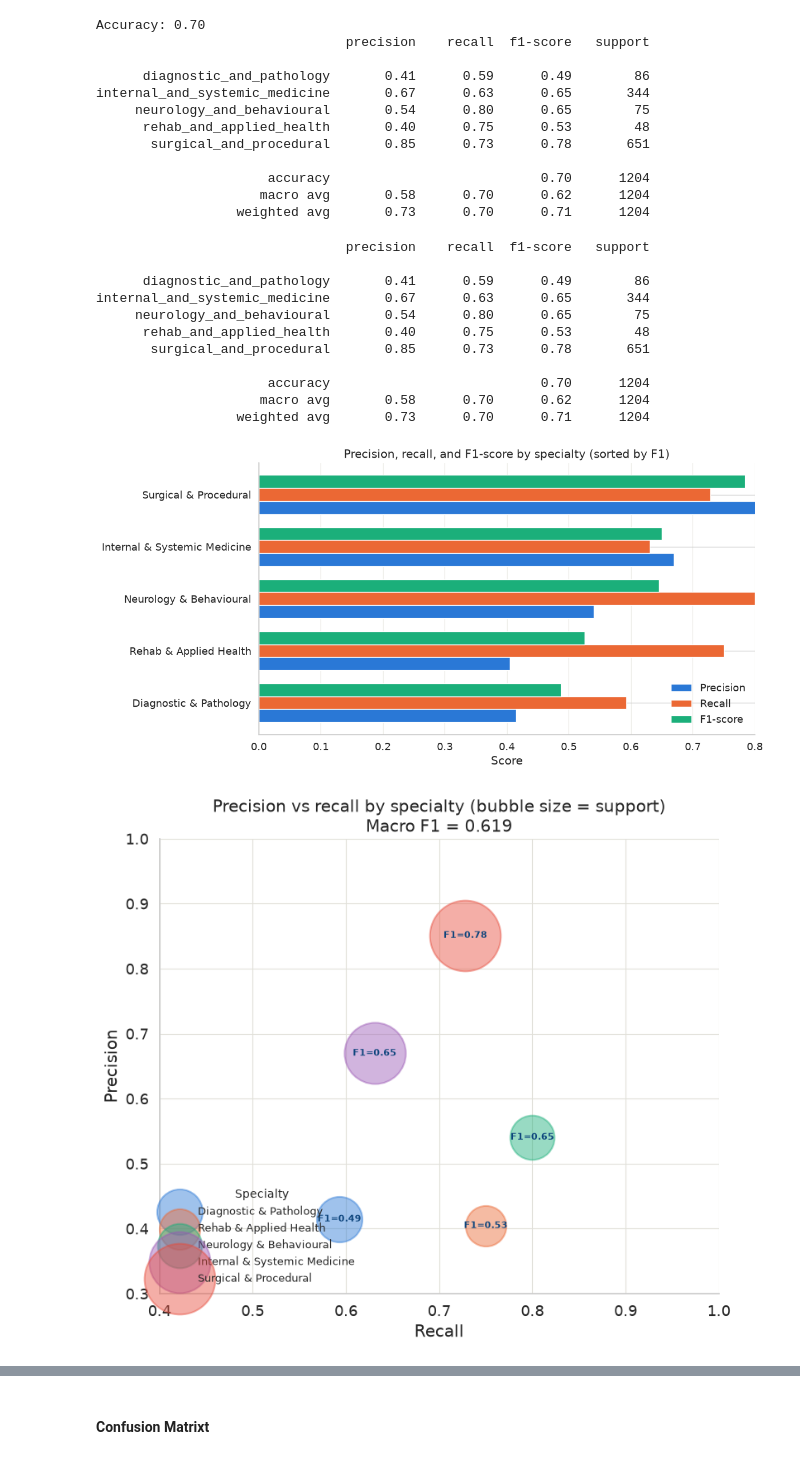
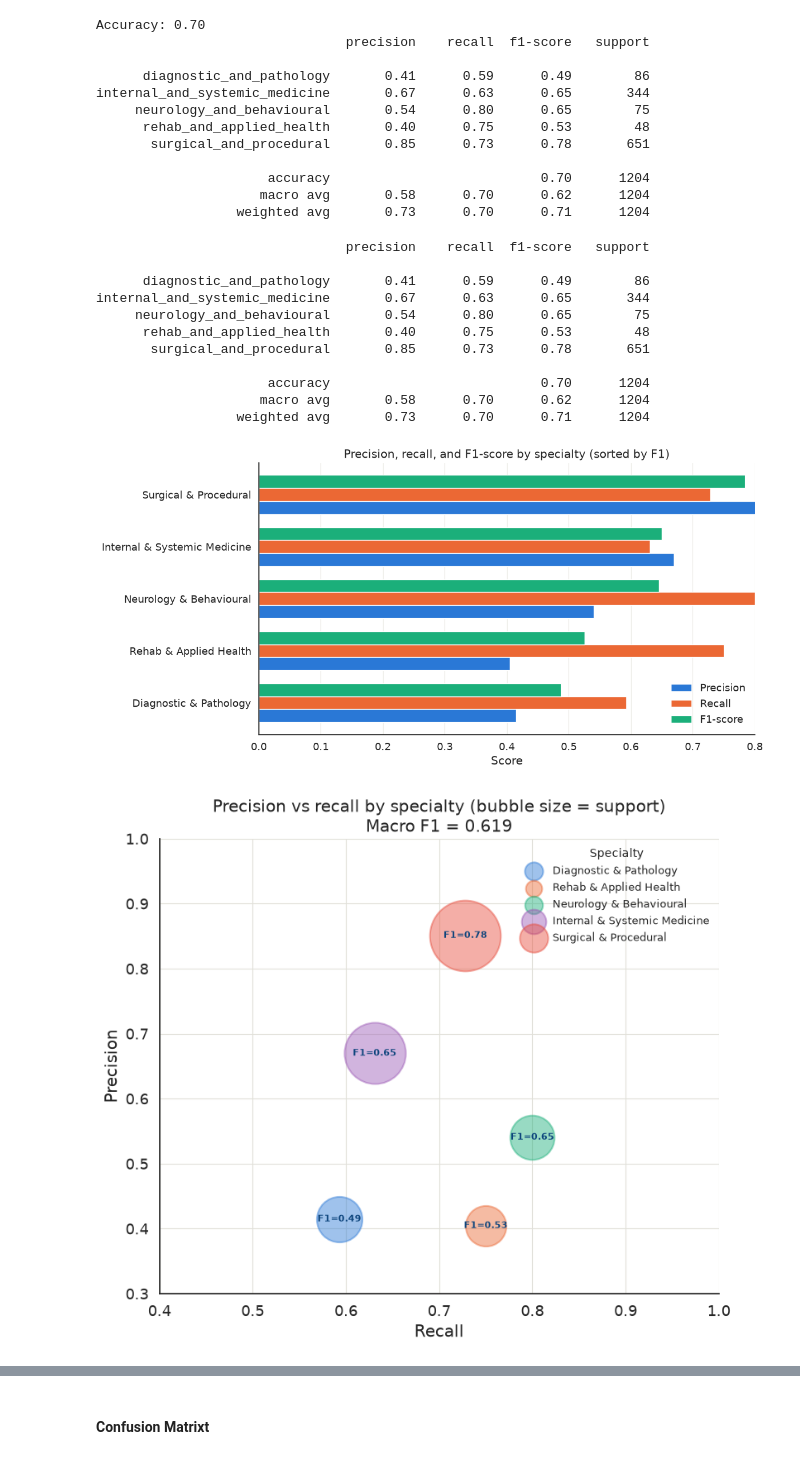
Before and after one commit to Simon-Kimanzi/Eneza-Data-Science-Residential-training-2026, a Jupyter notebook: project_5/src/tfidf_dim_red.ipynb, the cells around one changed output, grey strips where cells are left out. Saved outputs shown, nothing was run; the diff lists cells and outputs as text; code cells hidden in the pictures.

Commit message:
Updated the legend of the buble chart to upper right

```diff
--- a/project_5/src/tfidf_dim_red.ipynb
+++ b/project_5/src/tfidf_dim_red.ipynb
@@ -592,10 +592,12 @@ ax.legend(
     by_label.values(),
     by_label.keys(),
     title='Specialty',
-    loc='lower left',
+    loc='upper right',
     frameon=False,
     fontsize=9,
     title_fontsize=10,
+    scatterpoints=1,
+    markerscale=0.2
 )
 
 ax.set_xlabel('Recall')
@@ -640,35 +642,35 @@ ax = sns.heatmap(
     metrics_df,
     annot=True,          # Show the numbers inside the squares
     cmap='viridis',      # Matches your previous super-class plot theme
     vmin=0.2, vmax=0.7,  # Anchor the color scale to your specific data range
     linewidths=0.5,
     cbar_kws={'label': 'Metric Score'}
 )
 
 # 6. Formatting
 plt.title('Classification Report Metrics by Specialty', fontsize=16, pad=20)
 plt.xlabel('Metrics', fontsize=14)
 plt.ylabel('Medical Specialty', fontsize=14)
 plt.xticks(fontsize=12)
 plt.yticks(fontsize=12, rotation=0)
 
 plt.tight_layout()
 plt.savefig('../plots/metrics_heatmap.png', dpi=200, bbox_inches='tight')
 plt.show()
 # %% [output]
                                 precision    recall  f1-score   support
 
       diagnostic_and_pathology       0.41      0.59      0.49        86
 internal_and_systemic_medicine       0.67      0.63      0.65       344
      neurology_and_behavioural       0.54      0.80      0.65        75
       rehab_and_applied_health       0.40      0.75      0.53        48
        surgical_and_procedural       0.85      0.73      0.78       651
 
                       accuracy                           0.70      1204
                      macro avg       0.58      0.70      0.62      1204
                   weighted avg       0.73      0.70      0.71      1204
-[figure, old version]
+[figure, new version]
-[figure, old version]
+[figure, new version]
 [figure]
 # %% [markdown]
 #### Confusion Matrixt
```
Also changed, not shown: 2 other files.
